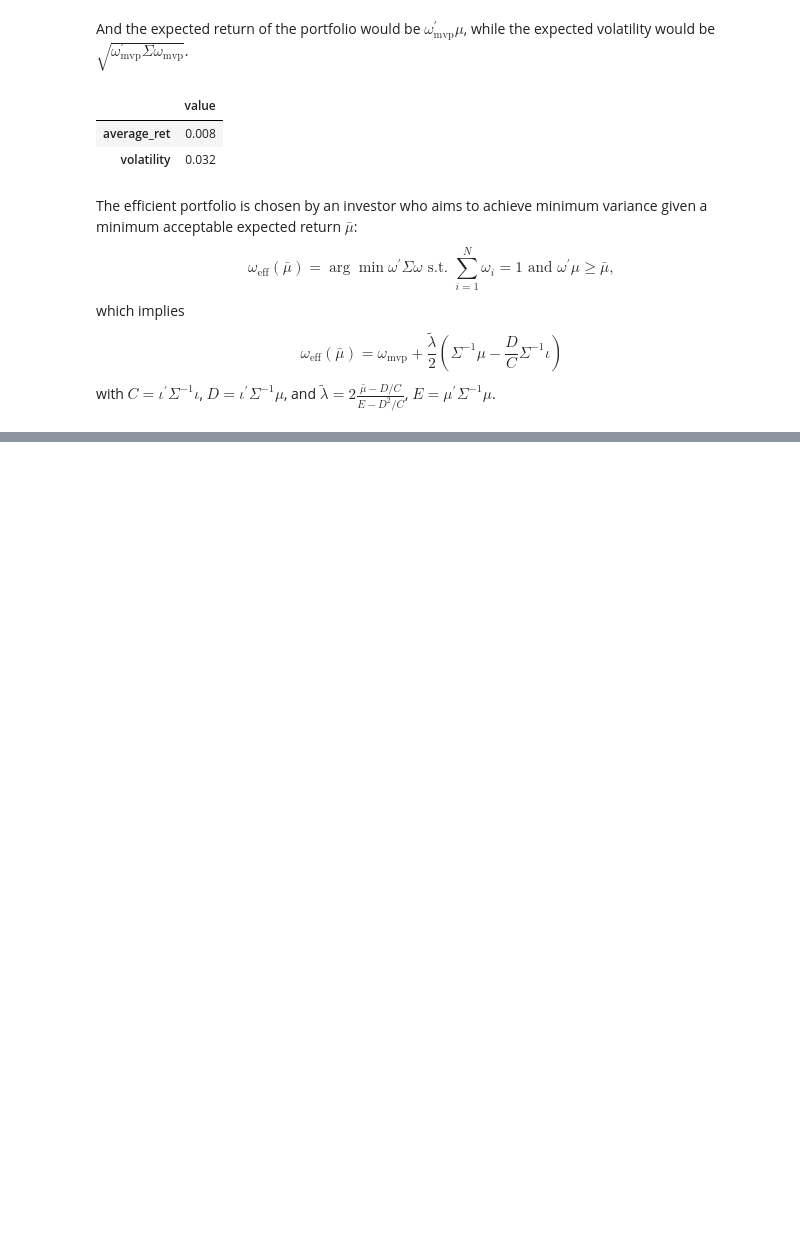
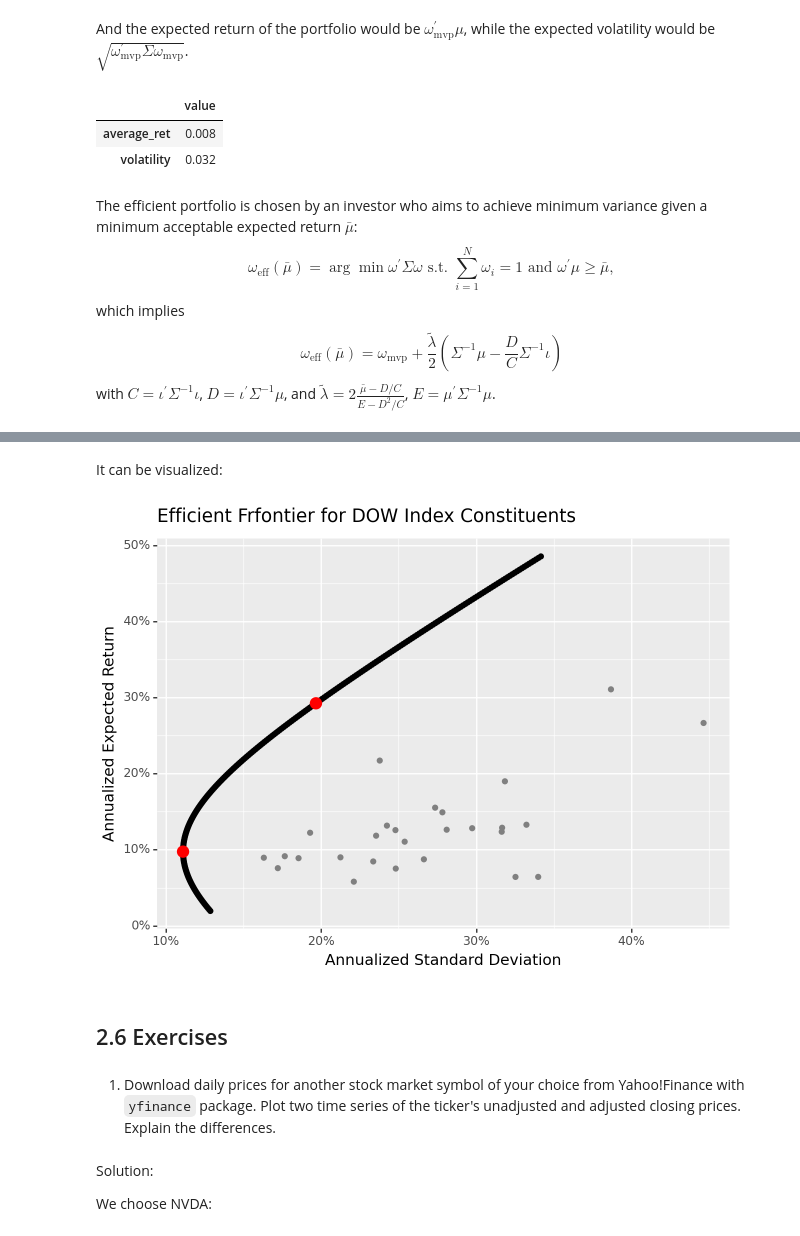
Before and after one commit to SteveXFLiu/tidyFinance, a Jupyter notebook: ch02.ipynb, the cells around one changed output, grey strips where cells are left out. Saved outputs shown, nothing was run; the diff lists cells and outputs as text; code cells hidden in the pictures; blank space fills up the shorter version.

```diff
--- a/ch02.ipynb
+++ b/ch02.ipynb
@@ -644,0 +655,11 @@ efp_moments.round(3)
+# %%
+len_year = 12
+a = np.arange(-0.4, 2.0, 0.01)
+res = pd.DataFrame(columns=["mu", "sd"], index=a).astype(float)
+
+for i in a:
+    w = (1-i) * mvp_weights + i * efp_weights
+    res.loc[i, "mu"] = (w.T @ mu) * len_year
+    res.loc[i, "sd"] = np.sqrt(w.T @ sigma @ w) * np.sqrt(len_year)
+
+res
@@ -644,0 +680,41 @@ efp_moments.round(3)
+# %% [markdown]
+It can be visualized:
+# %%
+mvp_return = (mu.T @ mvp_weights) * len_year
+mvp_volatility = (np.sqrt(mvp_weights.T @ sigma @ mvp_weights) * np.sqrt(len_year))
+
+efp_return = mu_bar * len_year
+efp_volatility = (np.sqrt(efp_weights.T @ sigma @ efp_weights) * np.sqrt(len_year))
+
+res_figure = (
+    ggplot(res, aes(x="sd", y="mu")) +
+    geom_point() +
+    geom_point(
+        pd.DataFrame({"mu": [mvp_return, efp_return],
+                      "sd": [mvp_volatility, efp_volatility]}),
+        size=4,
+        color="red"
+    ) +
+    geom_point(
+        pd.DataFrame({"mu": mu*len_year,
+                      "sd": np.sqrt(np.diag(sigma))*np.sqrt(len_year)}),
+        color="gray"
+    ) +
+    labs(x="Annualized Standard Deviation",
+         y="Annualized Expected Return",
+         title="Efficient Frfontier for DOW Index Constituents") +
+    scale_x_continuous(labels=percent_format()) +
+    scale_y_continuous(labels=percent_format())
+)
+
+res_figure.draw()
+# %% [output]
+[figure, added]
+# %% [markdown]
+## 2.6 Exercises
+# %% [markdown]
+1. Download daily prices for another stock market symbol of your choice from Yahoo!Finance with `yfinance` package. Plot two time series of the ticker's unadjusted and adjusted closing prices. Explain the differences.
+# %% [markdown]
+Solution:
+
+We choose NVDA:
```
Also changed, not shown: parts of 17 cells of this notebook.
